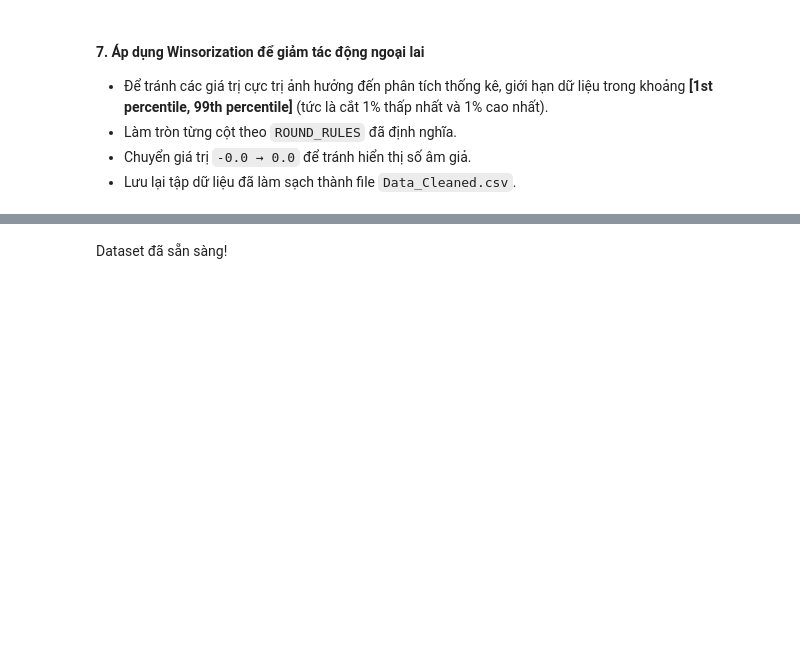
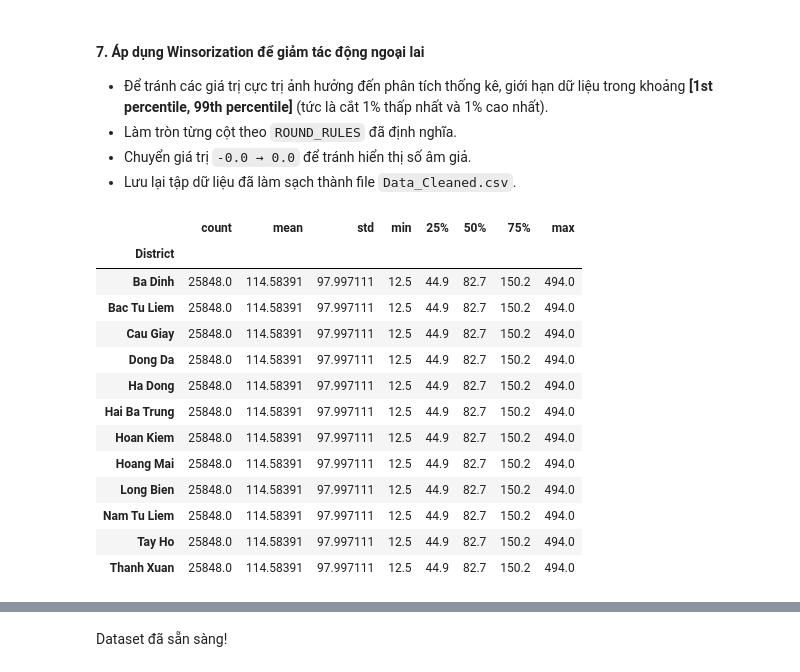
Before and after one commit to HoangHumg1210/Air_Quality-Analysis_HN, a Jupyter notebook: data/Extarct and Clean Data.ipynb, the cells around one changed output, grey strips where cells are left out. Saved outputs shown, nothing was run; the diff lists cells and outputs as text; code cells hidden in the pictures; blank space fills up the shorter version.

Commit message:
Fix lại dữ liệu bằng lấy trung bình

```diff
--- a/data/Extarct and Clean Data.ipynb
+++ b/data/Extarct and Clean Data.ipynb
@@ -203,3 +203,20 @@ for c in keep_cols:
     if c in ROUND_RULES:
         df[c] = df[c].round(ROUND_RULES[c])
     df[c] = df[c].mask(df[c] == -0.0, 0.0)
+# %%
+df.groupby('District')['PM25'].describe()
+# %% [output]
+|  | count | mean | std | min | 25% | 50% | 75% | max |
+| District |  |  |  |  |  |  |  |  |
+| Ba Dinh | 25848.0 | 114.58391 | 97.997111 | 12.5 | 44.9 | 82.7 | 150.2 | 494.0 |
+| Bac Tu Liem | 25848.0 | 114.58391 | 97.997111 | 12.5 | 44.9 | 82.7 | 150.2 | 494.0 |
+| Cau Giay | 25848.0 | 114.58391 | 97.997111 | 12.5 | 44.9 | 82.7 | 150.2 | 494.0 |
+| Dong Da | 25848.0 | 114.58391 | 97.997111 | 12.5 | 44.9 | 82.7 | 150.2 | 494.0 |
+| Ha Dong | 25848.0 | 114.58391 | 97.997111 | 12.5 | 44.9 | 82.7 | 150.2 | 494.0 |
+| Hai Ba Trung | 25848.0 | 114.58391 | 97.997111 | 12.5 | 44.9 | 82.7 | 150.2 | 494.0 |
+| Hoan Kiem | 25848.0 | 114.58391 | 97.997111 | 12.5 | 44.9 | 82.7 | 150.2 | 494.0 |
+| Hoang Mai | 25848.0 | 114.58391 | 97.997111 | 12.5 | 44.9 | 82.7 | 150.2 | 494.0 |
+| Long Bien | 25848.0 | 114.58391 | 97.997111 | 12.5 | 44.9 | 82.7 | 150.2 | 494.0 |
+| Nam Tu Liem | 25848.0 | 114.58391 | 97.997111 | 12.5 | 44.9 | 82.7 | 150.2 | 494.0 |
+| Tay Ho | 25848.0 | 114.58391 | 97.997111 | 12.5 | 44.9 | 82.7 | 150.2 | 494.0 |
+| Thanh Xuan | 25848.0 | 114.58391 | 97.997111 | 12.5 | 44.9 | 82.7 | 150.2 | 494.0 |
```
Also changed, not shown: parts of 7 cells of this notebook, 5 other files.
